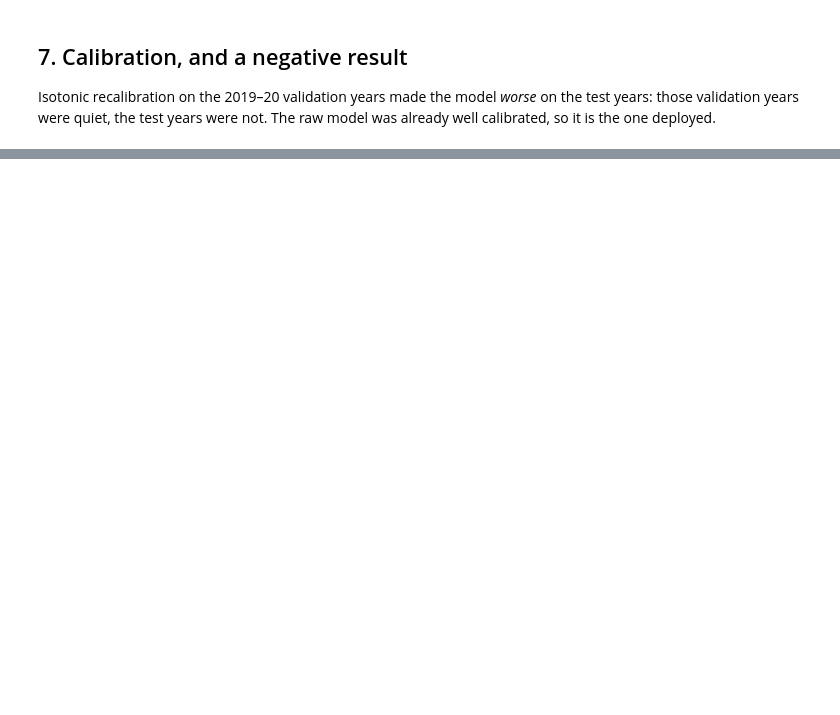
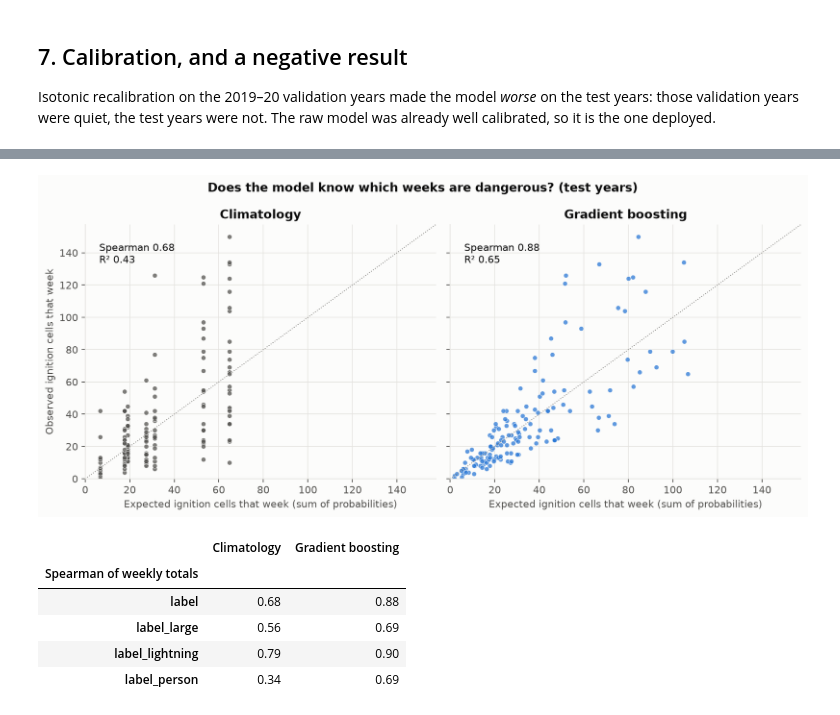
Before and after one commit to a77chand/wildfire-risk-prediction, a Jupyter notebook: notebooks/walkthrough.ipynb, the cells around one changed output, grey strips where cells are left out. Cells and saved outputs as stored; diff of their text form; code cells hidden in the pictures; blank space fills up the shorter version.

```diff
--- a/notebooks/walkthrough.ipynb
+++ b/notebooks/walkthrough.ipynb
@@ -156,0 +154,9 @@ display(Image(str(cfg.path("reports_dir", "figures", "risk_map_peak_week.png")))
+# %%
+tj = json.load(open(cfg.path("reports_dir") / "targets.json"))
+rows = []
+for key, e in tj["targets"].items():
+    for model in ("Climatology", "Gradient boosting"):
+        m_ = {k: v[model] for k, v in e["test"].items()}
+        rows.append({"target": e["description"], "model": model, "base rate": m_["prevalence"],
+                     "ROC-AUC": m_["roc_auc"], "PR-AUC": m_["pr_auc"], "Brier skill": m_["brier_skill"]})
+pd.DataFrame(rows).round(3)
@@ -156,0 +198,12 @@ display(Image(str(cfg.path("reports_dir", "figures", "risk_map_peak_week.png")))
+# %%
+display(Image(str(cfg.path("reports_dir", "figures", "temporal_skill.png"))))
+ts = json.load(open(cfg.path("reports_dir") / "temporal_skill.json"))
+pd.DataFrame({t: {m: v["spearman"] for m, v in d.items()} for t, d in ts.items()}).T.round(2).rename_axis("Spearman of weekly totals")
+# %% [output]
+[figure, added]
+|  | Climatology | Gradient boosting |
+| Spearman of weekly totals |  |  |
+| label | 0.68 | 0.88 |
+| label_large | 0.56 | 0.69 |
+| label_lightning | 0.79 | 0.90 |
+| label_person | 0.34 | 0.69 |
```
Also changed, not shown: parts of 26 cells of this notebook, 50 other files.
